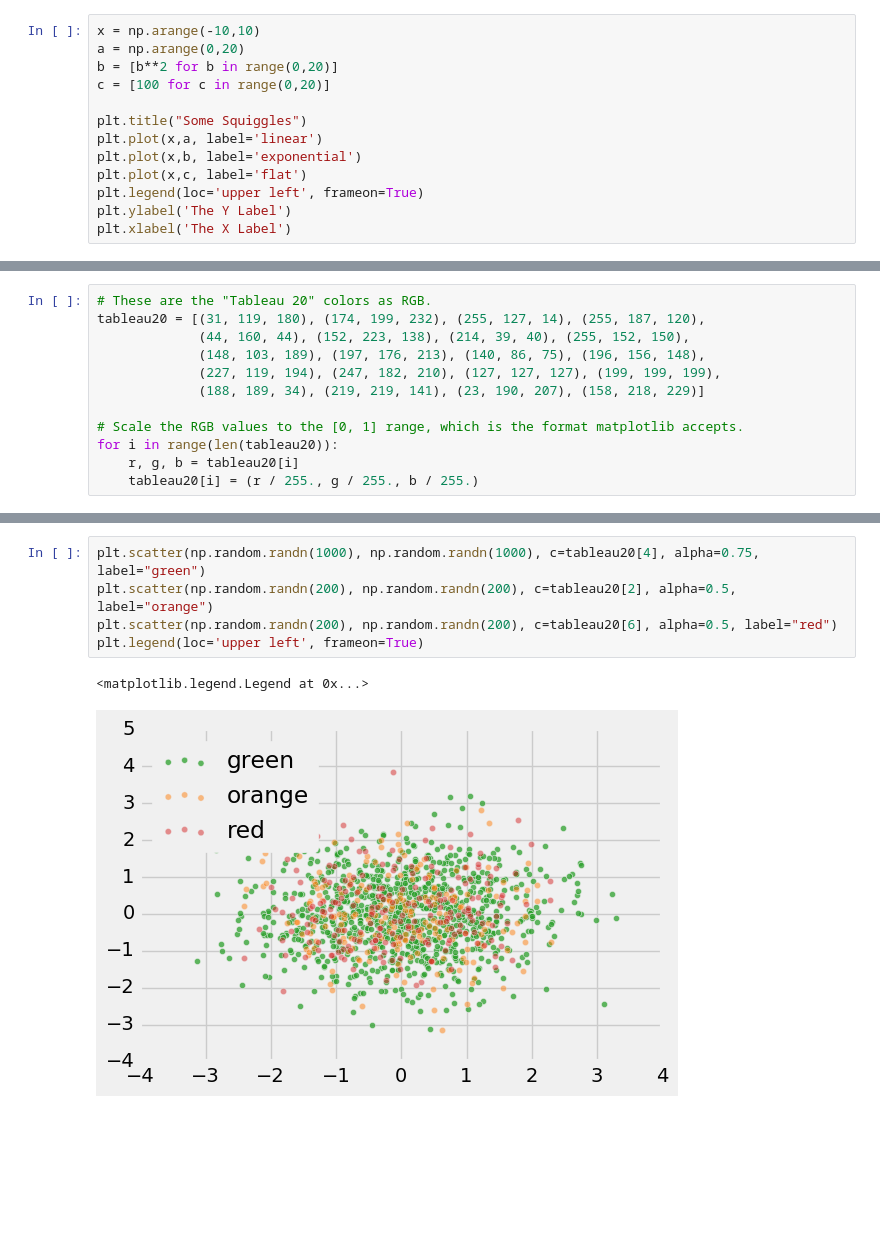
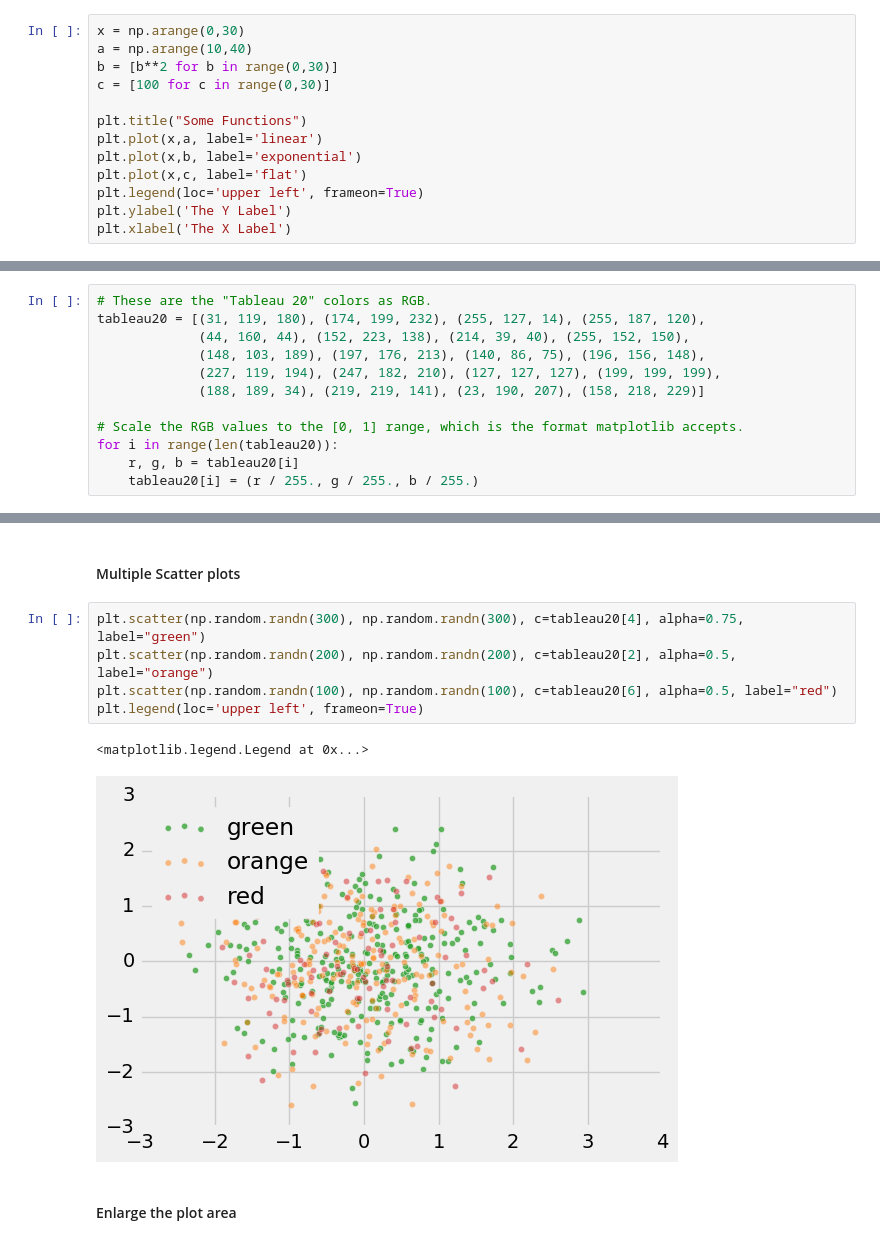
Before and after one commit to francisbautista/python-lessons, a Jupyter notebook: Matplotlib.ipynb, the cells around one changed output, grey strips where cells are left out. Saved outputs shown, nothing was run; the diff lists cells and outputs as text; blank space fills up the shorter version.

```diff
--- a/Matplotlib.ipynb
+++ b/Matplotlib.ipynb
@@ -23,12 +23,12 @@ plt.plot(x,y)
 
 The `plt` object can be used to specify labels and add new series to the plot. See below:
 # %%
-x = np.arange(-10,10)
-a = np.arange(0,20)
-b = [b**2 for b in range(0,20)]
-c = [100 for c in range(0,20)]
+x = np.arange(0,30)
+a = np.arange(10,40)
+b = [b**2 for b in range(0,30)]
+c = [100 for c in range(0,30)]
 
-plt.title("Some Squiggles")
+plt.title("Some Functions")
 plt.plot(x,a, label='linear')
 plt.plot(x,b, label='exponential')
 plt.plot(x,c, label='flat')
@@ -74,11 +74,15 @@ plt.scatter(ax, ay, c=tableau20[4], alpha=0.75)
+# %% [markdown]
+#### Multiple Scatter plots
 # %%
-plt.scatter(np.random.randn(1000), np.random.randn(1000), c=tableau20[4], alpha=0.75, label="green")
+plt.scatter(np.random.randn(300), np.random.randn(300), c=tableau20[4], alpha=0.75, label="green")
 plt.scatter(np.random.randn(200), np.random.randn(200), c=tableau20[2], alpha=0.5, label="orange")
-plt.scatter(np.random.randn(200), np.random.randn(200), c=tableau20[6], alpha=0.5, label="red")
+plt.scatter(np.random.randn(100), np.random.randn(100), c=tableau20[6], alpha=0.5, label="red")
 plt.legend(loc='upper left', frameon=True)
 # %% [output]
 <matplotlib.legend.Legend at 0x...>
-[figure, old version]
+[figure, new version]
+# %% [markdown]
+#### Enlarge the plot area
 # %%
 # set the figsize first. The figure is the canvas. Takes a tuple whose value is width, height in inches.
 
```
Also changed, not shown: parts of 11 cells of this notebook.
